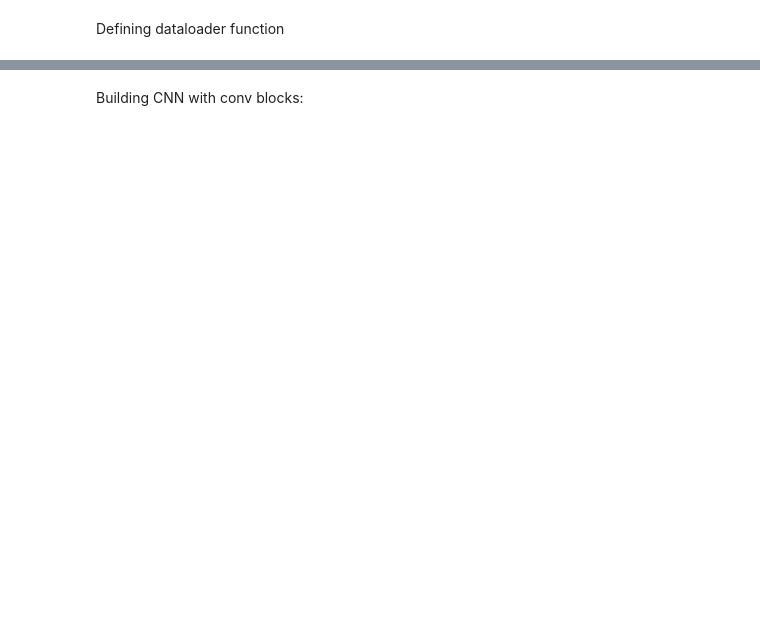
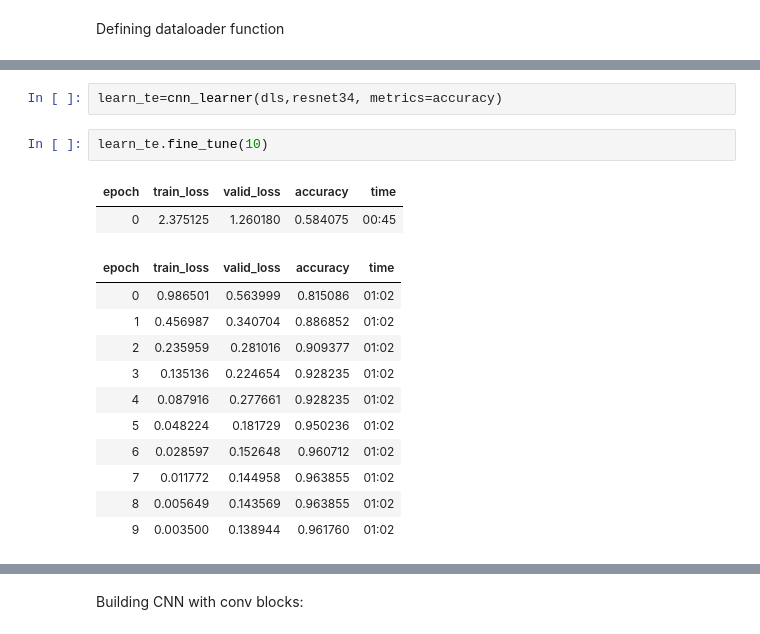
Before and after one commit to mldurga/easydl, a Jupyter notebook: _notebooks/2021-09-20-Fastbook-chapter13.ipynb, the cells around one changed output, grey strips where cells are left out. Saved outputs shown, nothing was run; the diff lists cells and outputs as text; blank space fills up the shorter version.

```diff
--- a/_notebooks/2021-09-20-Fastbook-chapter13.ipynb
+++ b/_notebooks/2021-09-20-Fastbook-chapter13.ipynb
@@ -180,0 +250,18 @@ def conv(ni,nf,ks=3,act=True):
+# %%
+learn_te=cnn_learner(dls,resnet34, metrics=accuracy)
+# %%
+learn_te.fine_tune(10)
+# %% [output]
+| epoch | train_loss | valid_loss | accuracy | time |
+| 0 | 2.375125 | 1.260180 | 0.584075 | 00:45 |
+| epoch | train_loss | valid_loss | accuracy | time |
+| 0 | 0.986501 | 0.563999 | 0.815086 | 01:02 |
+| 1 | 0.456987 | 0.340704 | 0.886852 | 01:02 |
+| 2 | 0.235959 | 0.281016 | 0.909377 | 01:02 |
+| 3 | 0.135136 | 0.224654 | 0.928235 | 01:02 |
+| 4 | 0.087916 | 0.277661 | 0.928235 | 01:02 |
+| 5 | 0.048224 | 0.181729 | 0.950236 | 01:02 |
+| 6 | 0.028597 | 0.152648 | 0.960712 | 01:02 |
+| 7 | 0.011772 | 0.144958 | 0.963855 | 01:02 |
+| 8 | 0.005649 | 0.143569 | 0.963855 | 01:02 |
+| 9 | 0.003500 | 0.138944 | 0.961760 | 01:02 |
```
Also changed, not shown: parts of 33 cells of this notebook.
